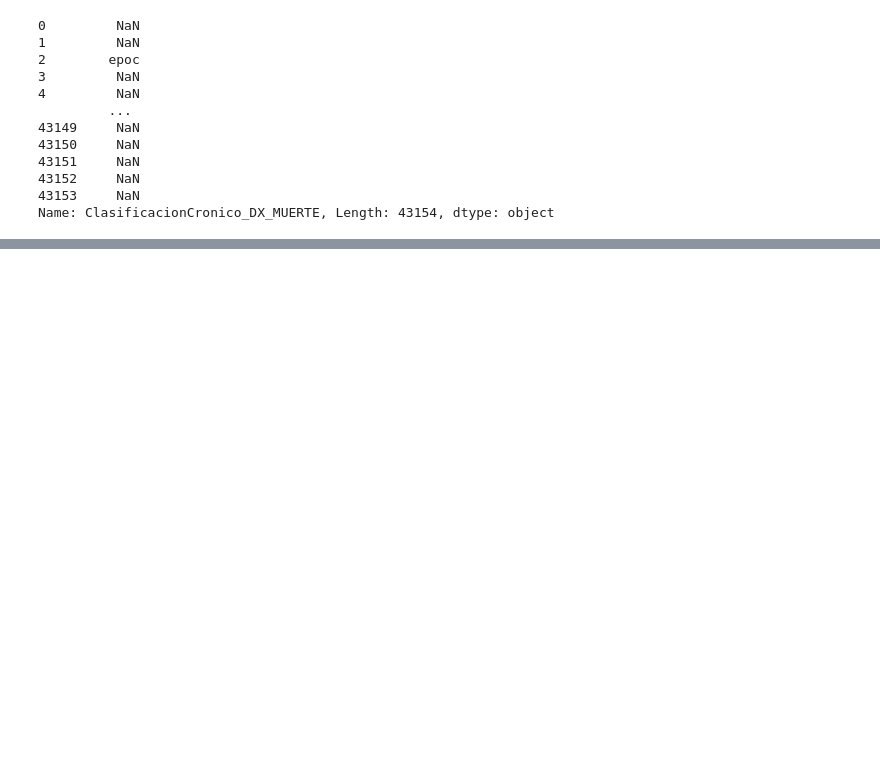
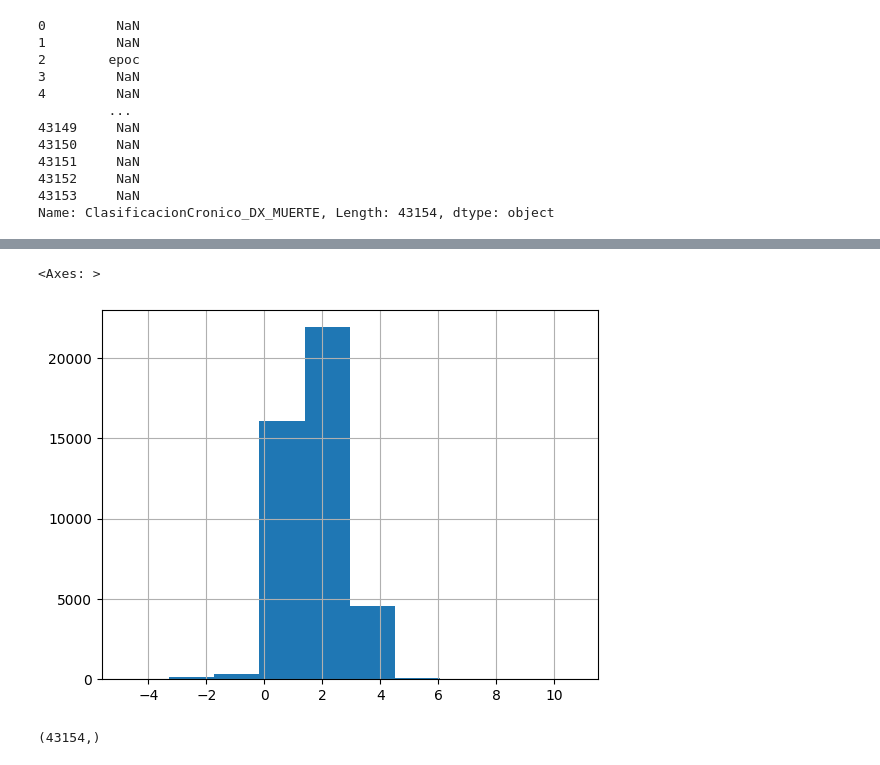
Before and after one commit to AndresBanquezBio/Hackathon, a Jupyter notebook: nosequehago.ipynb, the cells around one changed output, grey strips where cells are left out. Cells and saved outputs as stored; diff of their text form; code cells hidden in the pictures; blank space fills up the shorter version.

```diff
--- a/nosequehago.ipynb
+++ b/nosequehago.ipynb
@@ -91,3 +86,9 @@ DatosConNaN['ClasificacionCronico_DX_MUERTE']
 43152     NaN
 43153     NaN
 Name: ClasificacionCronico_DX_MUERTE, Length: 43154, dtype: object
+# %%
+total           = DatosConNaN.isnull().sum().sort_values(ascending=False)
+percent         = (DatosConNaN.isnull().sum()/DatosConNaN.isnull().count()*100).sort_values(ascending=False)
+missing  = pd.concat([total,percent],axis=1,keys=["Total","Percent"])
+lista = missing[missing["Percent"]>50].index.tolist()
+DatosConNaN.drop(lista, axis= 1, inplace= True)
@@ -93,0 +128,11 @@ Name: ClasificacionCronico_DX_MUERTE, Length: 43154, dtype: object
+# %%
+DatosConNaN2 = DatosConNaN.loc[:,'DiasEstanciaClinica_exacto']
+DatosConNaN2 = np.log(DatosConNaN2)
+DatosConNaN2.hist()
+# %% [output]
+<Axes: >
+[figure, added]
+# %%
+DatosConNaN2.shape
+# %% [output]
+(43154,)
```
Also changed, not shown: parts of 3 cells of this notebook.
